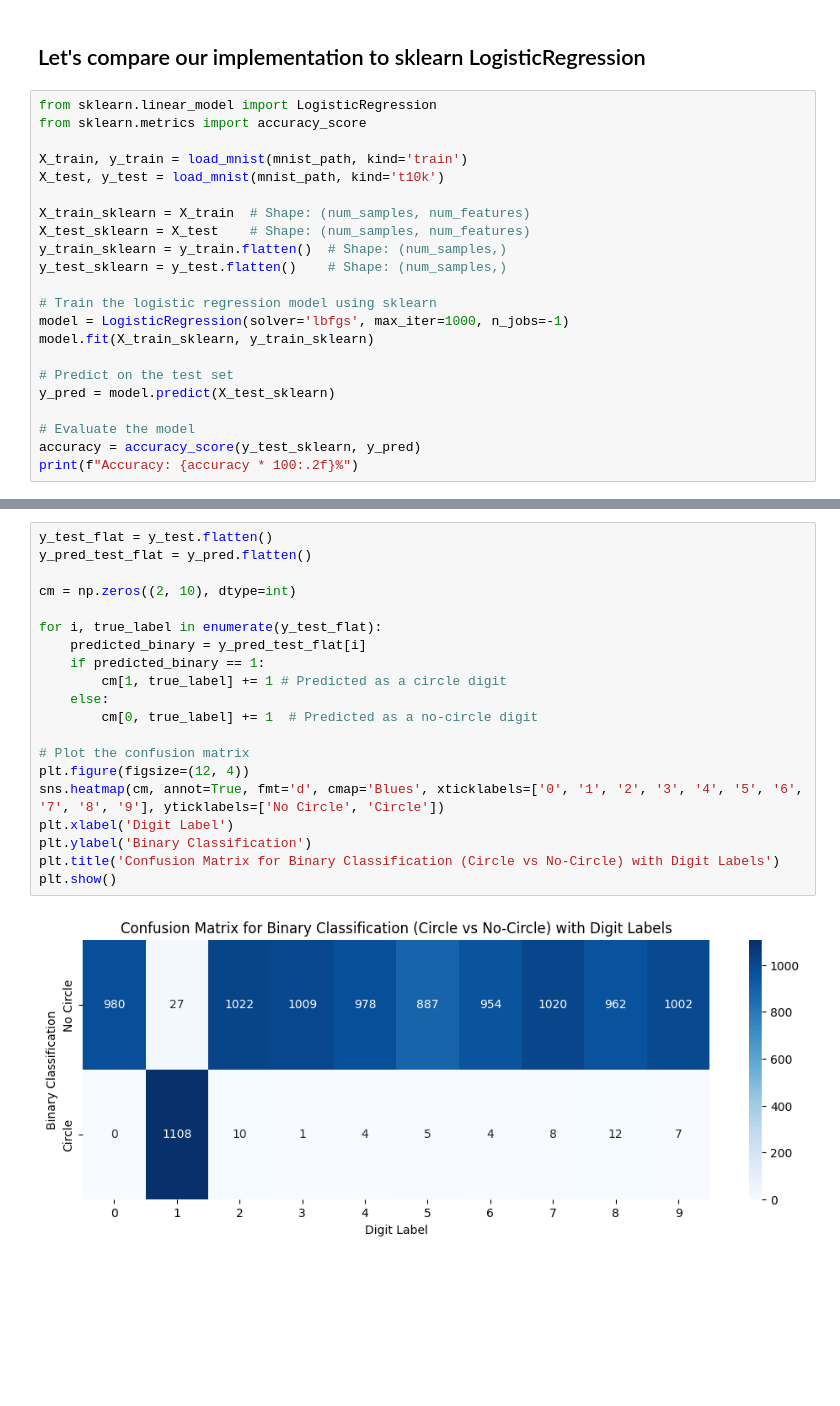
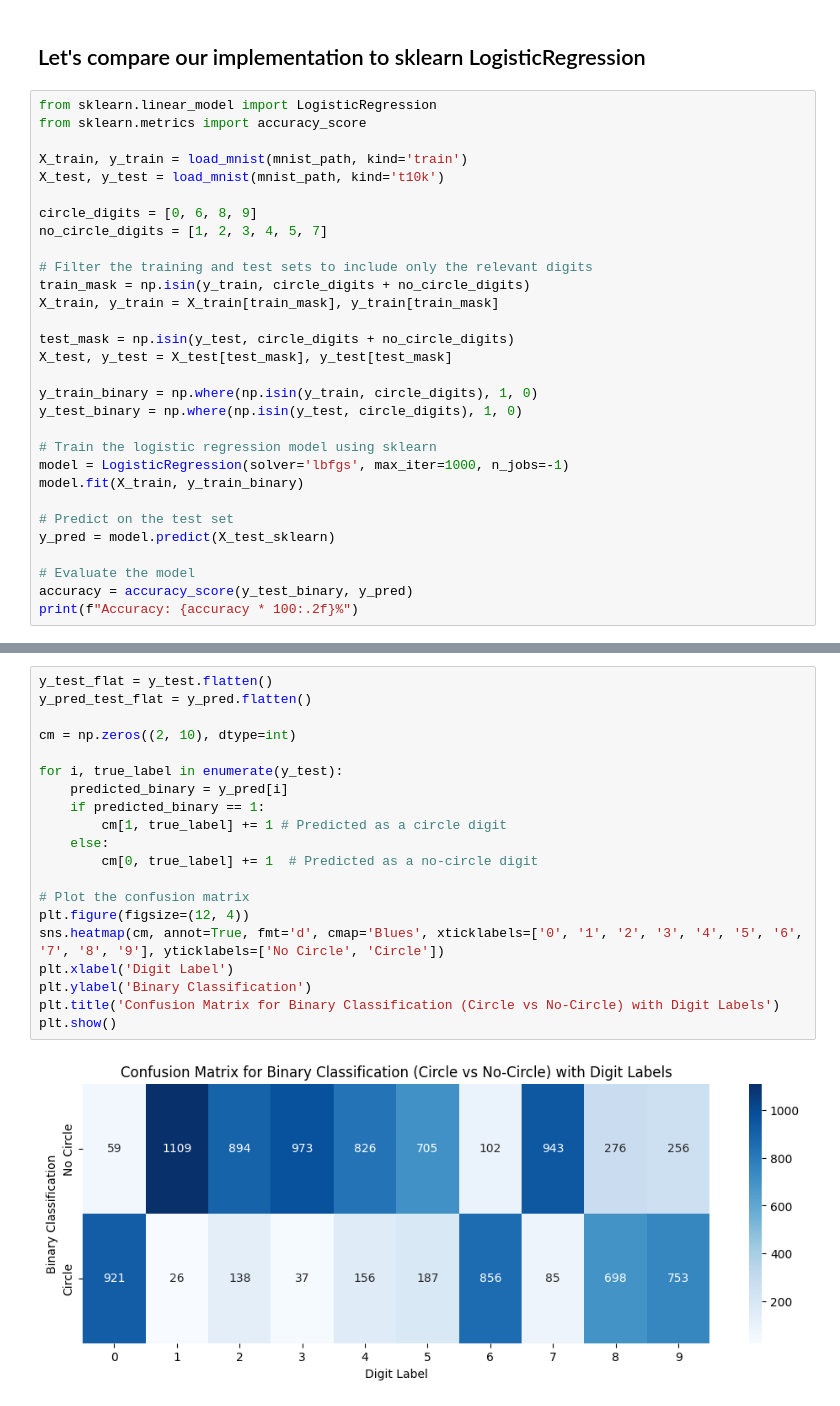
Before and after one commit to ChristinaVlach/Introduction-Statistical-Data-Analysis-Machine-Learning, a Jupyter notebook: classification/notebooks/extras/logistic_regression_from_scratch.ipynb, the cells around one changed output, grey strips where cells are left out. Saved outputs shown, nothing was run; the diff lists cells and outputs as text; blank space fills up the shorter version.

```diff
--- a/classification/notebooks/extras/logistic_regression_from_scratch.ipynb
+++ b/classification/notebooks/extras/logistic_regression_from_scratch.ipynb
@@ -233,19 +234,27 @@ from sklearn.metrics import accuracy_score
 X_train, y_train = load_mnist(mnist_path, kind='train')
 X_test, y_test = load_mnist(mnist_path, kind='t10k')
 
-X_train_sklearn = X_train  # Shape: (num_samples, num_features)
-X_test_sklearn = X_test    # Shape: (num_samples, num_features)
-y_train_sklearn = y_train.flatten()  # Shape: (num_samples,)
-y_test_sklearn = y_test.flatten()    # Shape: (num_samples,)
+circle_digits = [0, 6, 8, 9]
+no_circle_digits = [1, 2, 3, 4, 5, 7]
+
+# Filter the training and test sets to include only the relevant digits
+train_mask = np.isin(y_train, circle_digits + no_circle_digits)
+X_train, y_train = X_train[train_mask], y_train[train_mask]
+
+test_mask = np.isin(y_test, circle_digits + no_circle_digits)
+X_test, y_test = X_test[test_mask], y_test[test_mask]
+
+y_train_binary = np.where(np.isin(y_train, circle_digits), 1, 0)
+y_test_binary = np.where(np.isin(y_test, circle_digits), 1, 0)
 
 # Train the logistic regression model using sklearn
 model = LogisticRegression(solver='lbfgs', max_iter=1000, n_jobs=-1)
-model.fit(X_train_sklearn, y_train_sklearn)
+model.fit(X_train, y_train_binary)
 
 # Predict on the test set
 y_pred = model.predict(X_test_sklearn)
 
 # Evaluate the model
-accuracy = accuracy_score(y_test_sklearn, y_pred)
+accuracy = accuracy_score(y_test_binary, y_pred)
 print(f"Accuracy: {accuracy * 100:.2f}%")
 # %% [output]
@@ -254,22 +269,22 @@ Error:
 # %%
 y_test_flat = y_test.flatten()
 y_pred_test_flat = y_pred.flatten()
 
 cm = np.zeros((2, 10), dtype=int)
 
-for i, true_label in enumerate(y_test_flat):
-    predicted_binary = y_pred_test_flat[i]
+for i, true_label in enumerate(y_test):
+    predicted_binary = y_pred[i]
     if predicted_binary == 1:
         cm[1, true_label] += 1 # Predicted as a circle digit
     else:
         cm[0, true_label] += 1  # Predicted as a no-circle digit
 
 # Plot the confusion matrix
 plt.figure(figsize=(12, 4))
 sns.heatmap(cm, annot=True, fmt='d', cmap='Blues', xticklabels=['0', '1', '2', '3', '4', '5', '6', '7', '8', '9'], yticklabels=['No Circle', 'Circle'])
 plt.xlabel('Digit Label')
 plt.ylabel('Binary Classification')
 plt.title('Confusion Matrix for Binary Classification (Circle vs No-Circle) with Digit Labels')
 plt.show()
 # %% [output]
-[figure, old version]
+[figure, new version]
```
Also changed, not shown: parts of 3 cells of this notebook, 2 other files.
